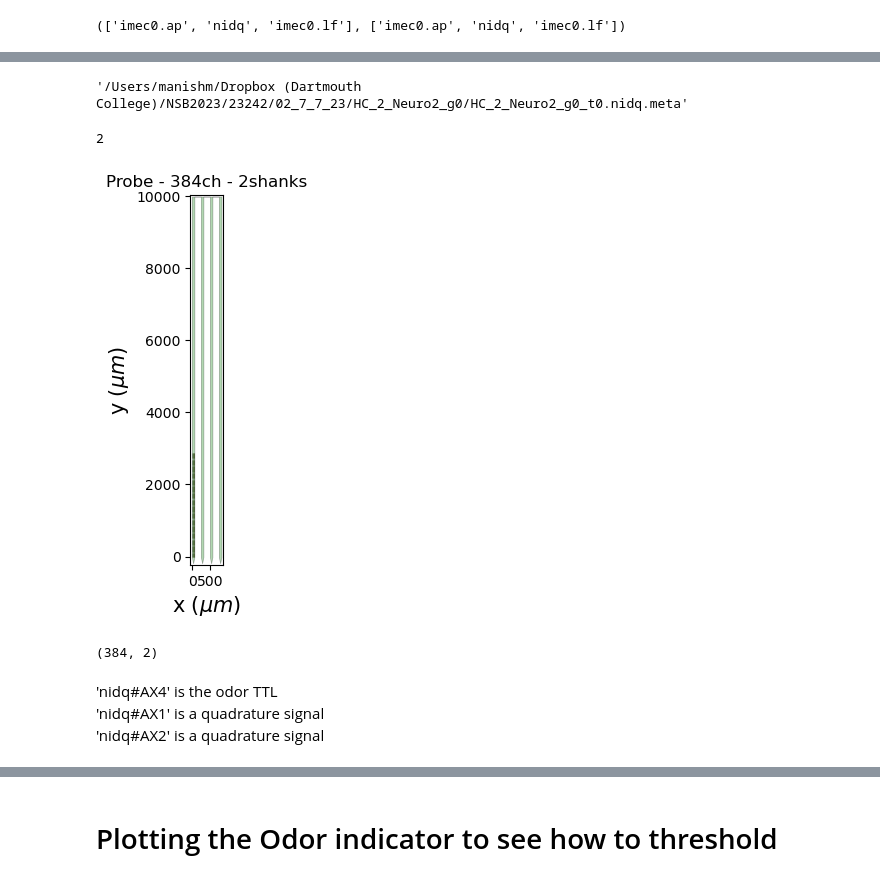
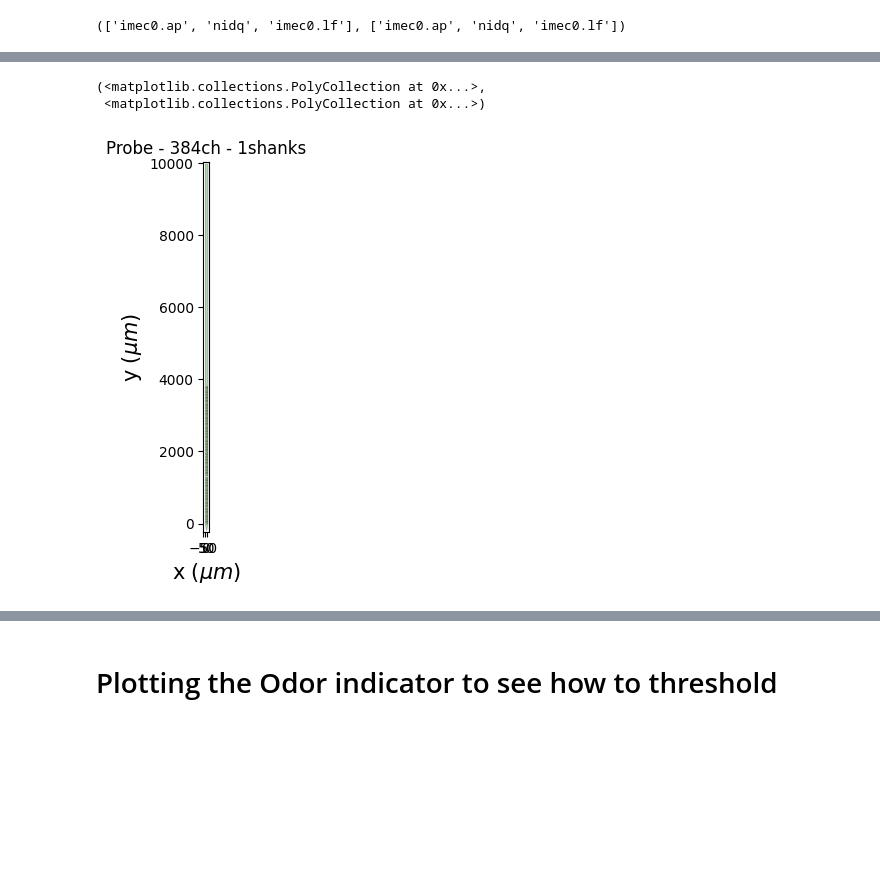
Before and after one commit to cowenowner/mbl_mouse_2024, a Jupyter notebook: student_and_instructor_code/manish/python_stuff/playWithNPX.ipynb, the cells around one changed output, grey strips where cells are left out. Saved outputs shown, nothing was run; the diff lists cells and outputs as text; code cells hidden in the pictures; blank space fills up the shorter version.

```diff
--- a/student_and_instructor_code/manish/python_stuff/playWithNPX.ipynb
+++ b/student_and_instructor_code/manish/python_stuff/playWithNPX.ipynb
@@ -11 +8,3 @@ npx2_path = '/Users/manishm/Dropbox (Dartmouth College)/NSB2023/23242/02_7_7_23/
+# %%
+npx_path = os.path.join('E:', 'Dropbox (Dartmouth College)', 'NSB2023', '23242', '01_7_6_23', 'HC101_23242_g0')
 # %%
@@ -23,4 +13,0 @@ os.path.join(npx2_path, 'HC_2_Neuro2_g0_imec0', 'HC_2_Neuro2_g0_t0.imec0.ap.meta
-# %%
-os.path.join(npx2_path, 'HC_2_Neuro2_g0_t0.nidq.meta')
-# %% [output]
-'/Users/manishm/Dropbox (Dartmouth College)/NSB2023/23242/02_7_7_23/HC_2_Neuro2_g0/HC_2_Neuro2_g0_t0.nidq.meta'
@@ -29,13 +14,12 @@ si.read_spikeglx()
 # %%
-raw_rec = si.read_spikeglx(npx2_path, stream_name='imec0.ap')
-ttls = si.read_spikeglx(npx2_path, stream_name='nidq')
+raw_rec = si.read_spikeglx(npx_path, stream_name='imec0.ap')
+lfp = si.read_spikeglx(npx_path, stream_name='imec0.lf')
+ttls = si.read_spikeglx(npx_path, stream_name='nidq')
 # %%
 this_probe = raw_rec.get_probe()
-# %%
-this_probe.ndim
-# %% [output]
-2
 # %%
-q0,q1 = pi.plotting.plot_probe(this_probe)
+pif.plotting.plot_probe(this_probe)
 # %% [output]
+(<matplotlib.collections.PolyCollection at 0x...>,
+ <matplotlib.collections.PolyCollection at 0x...>)
-[figure, old version]
+[figure, new version]
@@ -44,9 +26 @@ vertices = this_probe.get_contact_vertices()
-# %%
-np.shape(raw_rec.get_channel_locations())
-# %% [output]
-(384, 2)
-# %% [markdown]
-'nidq#AX4' is the odor TTL\
-'nidq#AX1' is a quadrature signal\
-'nidq#AX2' is a quadrature signal
 # %%
```
Also changed, not shown: parts of 26 cells of this notebook, 5 other files.
